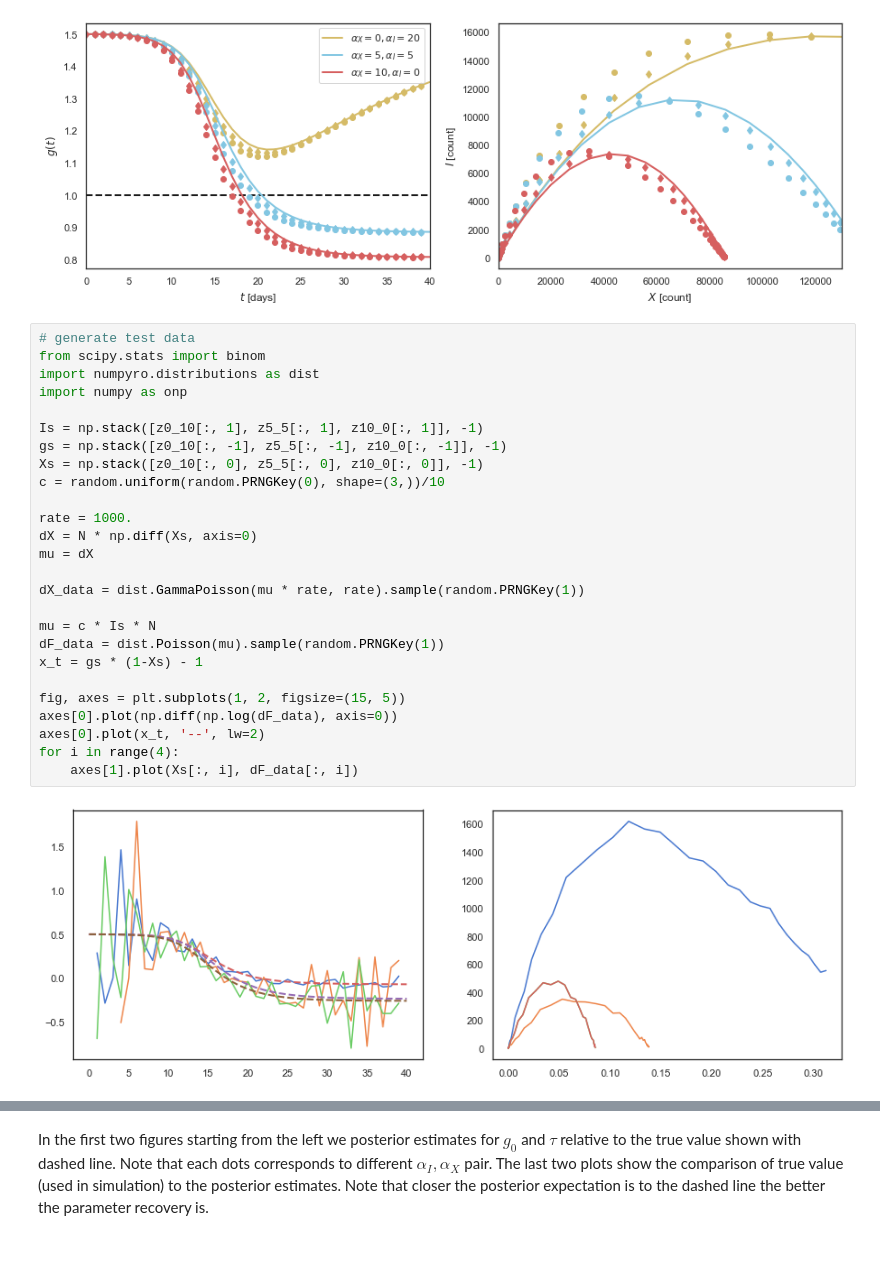
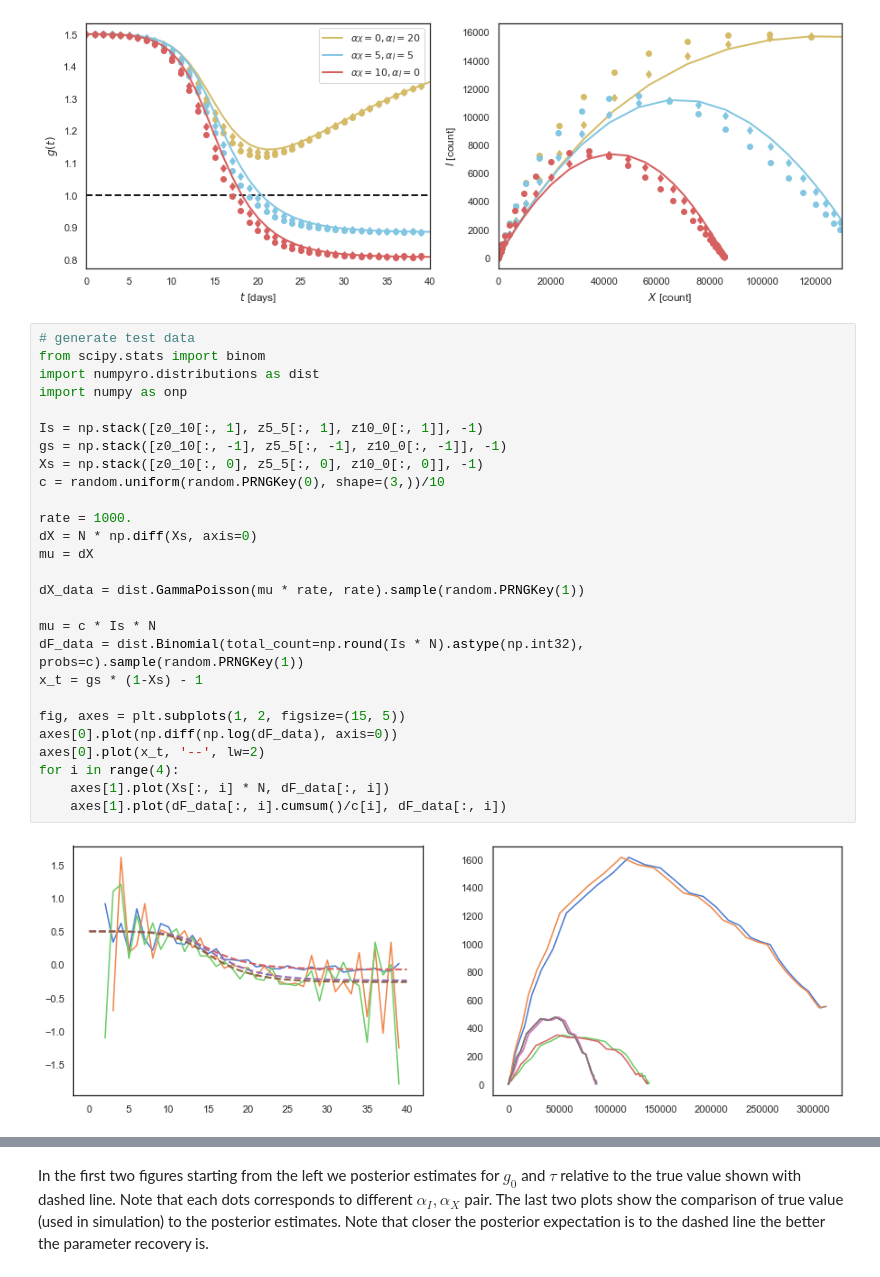
Before and after one commit to dimarkov/SIRCovid19, a Jupyter notebook: dynamic_controlled-SIR_validation.ipynb, the cells around one changed output, grey strips where cells are left out. Drawn from its saved outputs; the diff is of its cells as text.

Commit message:
updated the generative model and the data geenrating process

```diff
--- a/dynamic_controlled-SIR_validation.ipynb
+++ b/dynamic_controlled-SIR_validation.ipynb
@@ -166,31 +166,32 @@ fig.savefig('comparison_recovery.pdf', bbox_inches='tight', transparent=True, dp
 # %%
 # generate test data
 from scipy.stats import binom
 import numpyro.distributions as dist
 import numpy as onp
 
 Is = np.stack([z0_10[:, 1], z5_5[:, 1], z10_0[:, 1]], -1)
 gs = np.stack([z0_10[:, -1], z5_5[:, -1], z10_0[:, -1]], -1)
 Xs = np.stack([z0_10[:, 0], z5_5[:, 0], z10_0[:, 0]], -1)
 c = random.uniform(random.PRNGKey(0), shape=(3,))/10
 
 rate = 1000.
 dX = N * np.diff(Xs, axis=0)
 mu = dX
 
 dX_data = dist.GammaPoisson(mu * rate, rate).sample(random.PRNGKey(1))
 
 mu = c * Is * N
-dF_data = dist.Poisson(mu).sample(random.PRNGKey(1))
+dF_data = dist.Binomial(total_count=np.round(Is * N).astype(np.int32), probs=c).sample(random.PRNGKey(1))
 x_t = gs * (1-Xs) - 1
 
 fig, axes = plt.subplots(1, 2, figsize=(15, 5))
 axes[0].plot(np.diff(np.log(dF_data), axis=0))
 axes[0].plot(x_t, '--', lw=2)
 for i in range(4):
-    axes[1].plot(Xs[:, i], dF_data[:, i])
+    axes[1].plot(Xs[:, i] * N, dF_data[:, i])
+    axes[1].plot(dF_data[:, i].cumsum()/c[i], dF_data[:, i])
 # %% [output]
-[figure, old version]
+[figure, new version]
 # %%
 # implementation of the inference for XI relationship from daily fatalities
 
```
Also changed, not shown: parts of 9 cells of this notebook.
